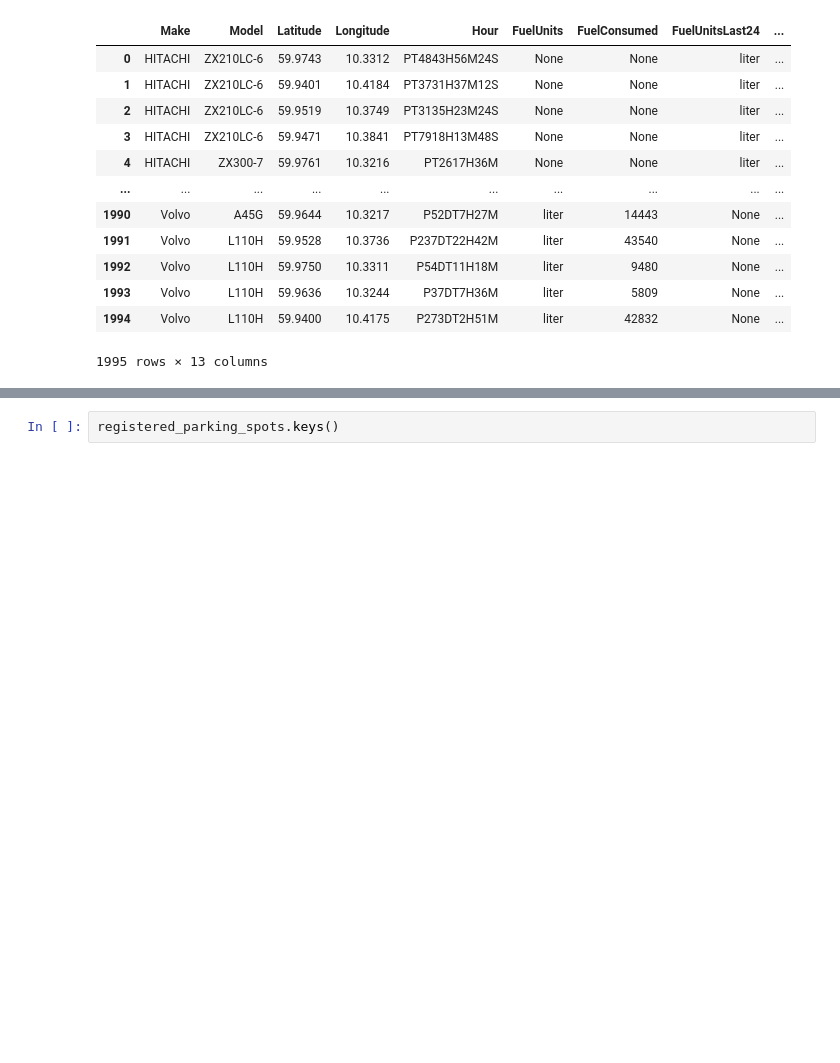
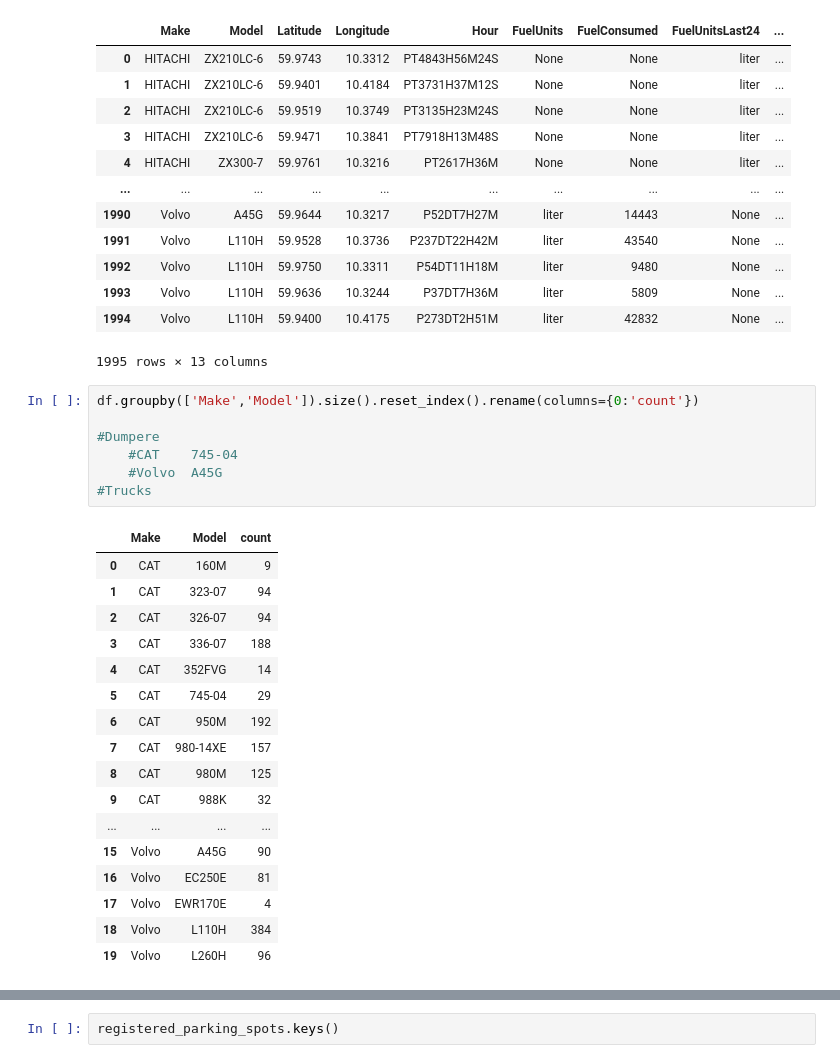
Before and after one commit to LM239/RoadAI, a Jupyter notebook: notebooks/explore_aempdata.ipynb, the cells around one changed output, grey strips where cells are left out. Drawn from its saved outputs; the diff is of its cells as text; blank space fills up the shorter version.

```diff
--- a/notebooks/explore_aempdata.ipynb
+++ b/notebooks/explore_aempdata.ipynb
@@ -20,3 +20,28 @@ df
 | 1993 | Volvo | L110H | 59.9636 | 10.3244 | P37DT7H36M | liter | 5809 | None | ... |
 | 1994 | Volvo | L110H | 59.9400 | 10.4175 | P273DT2H51M | liter | 42832 | None | ... |
 1995 rows × 13 columns
+# %%
+df.groupby(['Make','Model']).size().reset_index().rename(columns={0:'count'})
+
+#Dumpere
+    #CAT	745-04
+    #Volvo	A45G
+#Trucks
+# %% [output]
+|  | Make | Model | count |
+| 0 | CAT | 160M | 9 |
+| 1 | CAT | 323-07 | 94 |
+| 2 | CAT | 326-07 | 94 |
+| 3 | CAT | 336-07 | 188 |
+| 4 | CAT | 352FVG | 14 |
+| 5 | CAT | 745-04 | 29 |
+| 6 | CAT | 950M | 192 |
+| 7 | CAT | 980-14XE | 157 |
+| 8 | CAT | 980M | 125 |
+| 9 | CAT | 988K | 32 |
+| ... | ... | ... | ... |
+| 15 | Volvo | A45G | 90 |
+| 16 | Volvo | EC250E | 81 |
+| 17 | Volvo | EWR170E | 4 |
+| 18 | Volvo | L110H | 384 |
+| 19 | Volvo | L260H | 96 |
```
Also changed, not shown: parts of 14 cells of this notebook, 1 other file.
